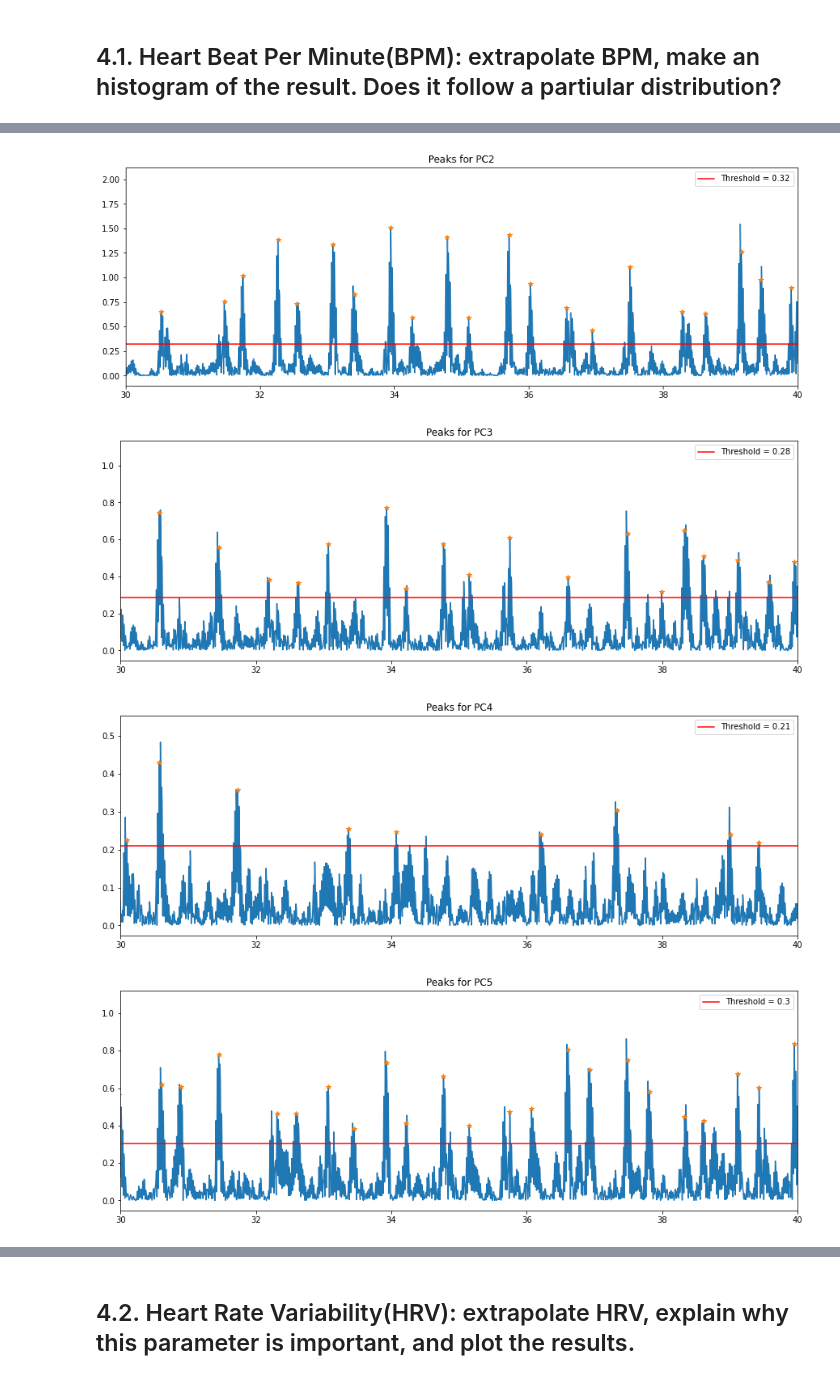
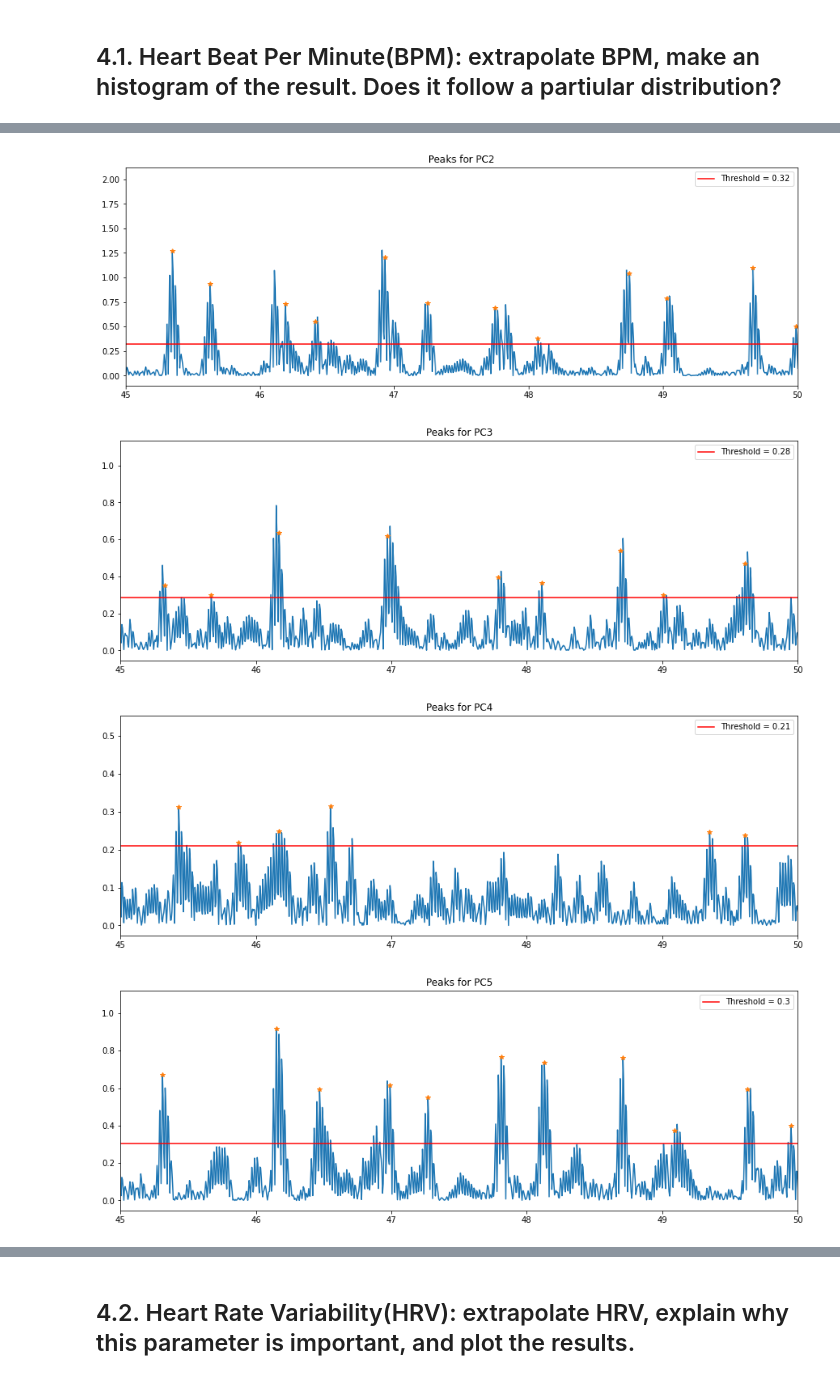
Before and after one commit to AleCapoPhys/HeartRateEstimation, a Jupyter notebook: Project_Clean_data.ipynb, the cells around one changed output, grey strips where cells are left out. Drawn from its saved outputs; the diff is of its cells as text; code cells hidden in the pictures.

```diff
--- a/Project_Clean_data.ipynb
+++ b/Project_Clean_data.ipynb
@@ -576,7 +576,7 @@ for i in PCs:
     lorenzetti = np.sum(np.abs(PCs[i])**(1/2))/(len(PCs[i]))
 
     # Find peaks of the signal and their times
-    peaks = signal.find_peaks((PCs[i]), height =lorenzetti, distance = 40)
+    peaks = signal.find_peaks((PCs[i]), height =lorenzetti, distance = 30)
     time_PC, peaks_PC = peak_points(peaks[0], np.array(dataset_rotated['Time']), PCs[i])
 
     #Store the times of the peaks
@@ -589,6 +589,6 @@ for i in PCs:
     plt.axhline(lorenzetti,color='red', label = f'Threshold = {np.round(lorenzetti,2)}')
     plt.legend()
     plt.title(f'Peaks for {i}')
-    plt.xlim([30,40])
+    plt.xlim([45,50])
     plt.show()
 # %% [output]
@@ -596,7 +596,7 @@ for i in PCs:
-[figure, old version]
+[figure, new version]
-[figure, old version]
+[figure, new version]
-[figure, old version]
+[figure, new version]
-[figure, old version]
+[figure, new version]
 # %%
 # We should filter the points that are valuable and estimate the periodicity between peaks
 # we said highest possible frequency = 120bpm, therefore it is only reasonable
```
Also changed, not shown: parts of 7 cells of this notebook.
